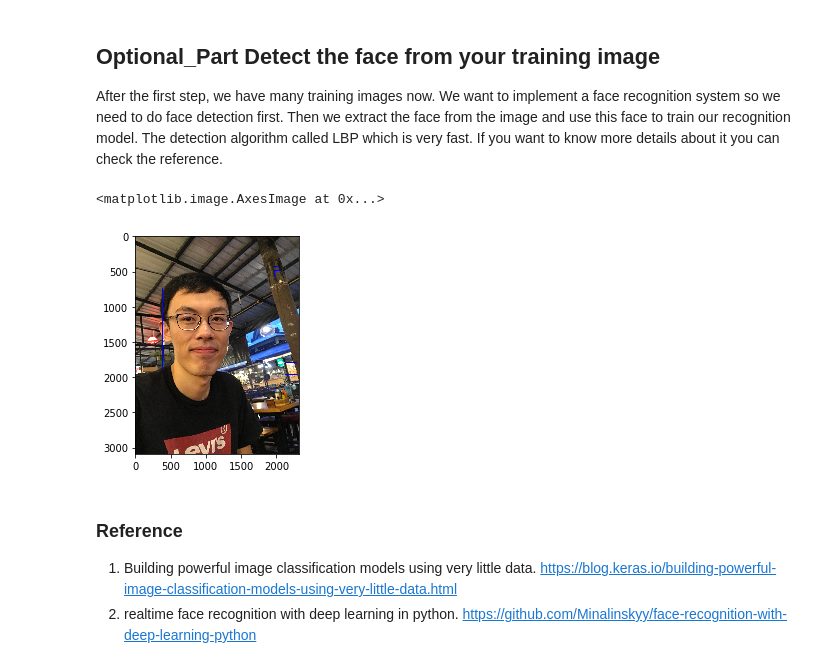
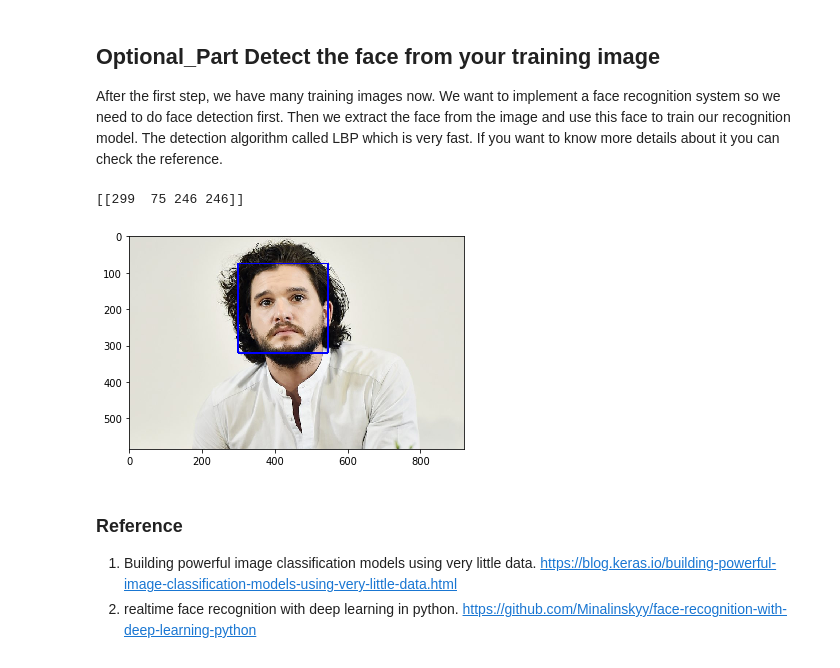
Before and after one commit to HuaizhengZhang/Face-Recognition-with-Raspberry-Pi, a Jupyter notebook: Face Recognition with Raspberry Pi.ipynb, the cells around one changed output. Saved outputs shown, nothing was run; the diff lists cells and outputs as text; code cells hidden in the pictures.

```diff
--- a/Face Recognition with Raspberry Pi.ipynb
+++ b/Face Recognition with Raspberry Pi.ipynb
@@ -199,48 +210,49 @@ def get_pixel_else_0(l, idx, idy, default=0):
     except IndexError:
         return default
 # %%
-img = cv2.imread('face_data/ZhangHuaizheng/ZhangHuaizheng001.jpeg')
+img = cv2.imread('face_data/3.jpg')
 newgray = cv2.cvtColor(img, cv2.COLOR_BGR2GRAY)
 
-face = face_cascade.detectMultiScale(newgray,
+face = lbp_face_cascade.detectMultiScale(newgray,
                                     scaleFactor=1.1,
                                     minNeighbors=5,
                                     minSize=(30, 30),
                                     )
 for (x, y, w, h) in face:
 #    faces = face_cascade.detectMultiScale(gray, 1.3, 5)
-    cv2.rectangle(img,(x,y),(x+w,y+h),(255,0,0),2)
+    cv2.rectangle(img,(x,y),(x+w,y+h),(255,0,0),3)
     roi_gray = newgray[y:y+h, x:x+w]
     roi_color = img[y:y+h, x:x+w]
 imshow(cv2.cvtColor(img, cv2.COLOR_BGR2RGB))
+print face
 
 # cropped = newgray[y:y+h, x:x+w]
 # result = cv2.resize(cropped, (48, 48), interpolation=cv2.INTER_LINEAR)
 # transformed_img = cv2.copyMakeBorder(result, 0, 0, 0, 0, cv2.BORDER_REPLICATE)
 
 # for x in range(0, len(result)):
 #     for y in range(0, len(result[0])):
 #         center = result[x, y]
 #         top_left = get_pixel_else_0(result, x - 1, y - 1)
 #         top_up = get_pixel_else_0(result, x, y - 1)
 #         top_right = get_pixel_else_0(result, x + 1, y - 1)
 #         right = get_pixel_else_0(result, x + 1, y)
 #         left = get_pixel_else_0(result, x - 1, y)
 #         bottom_left = get_pixel_else_0(result, x - 1, y + 1)
 #         bottom_right = get_pixel_else_0(result, x + 1, y + 1)
 #         bottom_down = get_pixel_else_0(result, x, y + 1)
 #         values = thresholded(center, [top_left, top_up, top_right, right,
 #                                       bottom_right,bottom_down, bottom_left, left])
 #         weights = [1, 2, 4, 8, 16, 32, 64, 128]
 #         res = 0
 #         for a in range(0, len(values)):
 #             res += weights[a] * values[a]
 #         transformed_img.itemset((x, y), res)
 # lbp = transformed_img[1:47, 1:47]
 # imshow(lbp)
 # %% [output]
-<matplotlib.image.AxesImage at 0x...>
+[[299  75 246 246]]
-[figure, old version]
+[figure, new version]
 # %% [markdown]
 ### Reference
 1. Building powerful image classification models using very little data.
```
Also changed, not shown: parts of 7 cells of this notebook, 6 other files.
